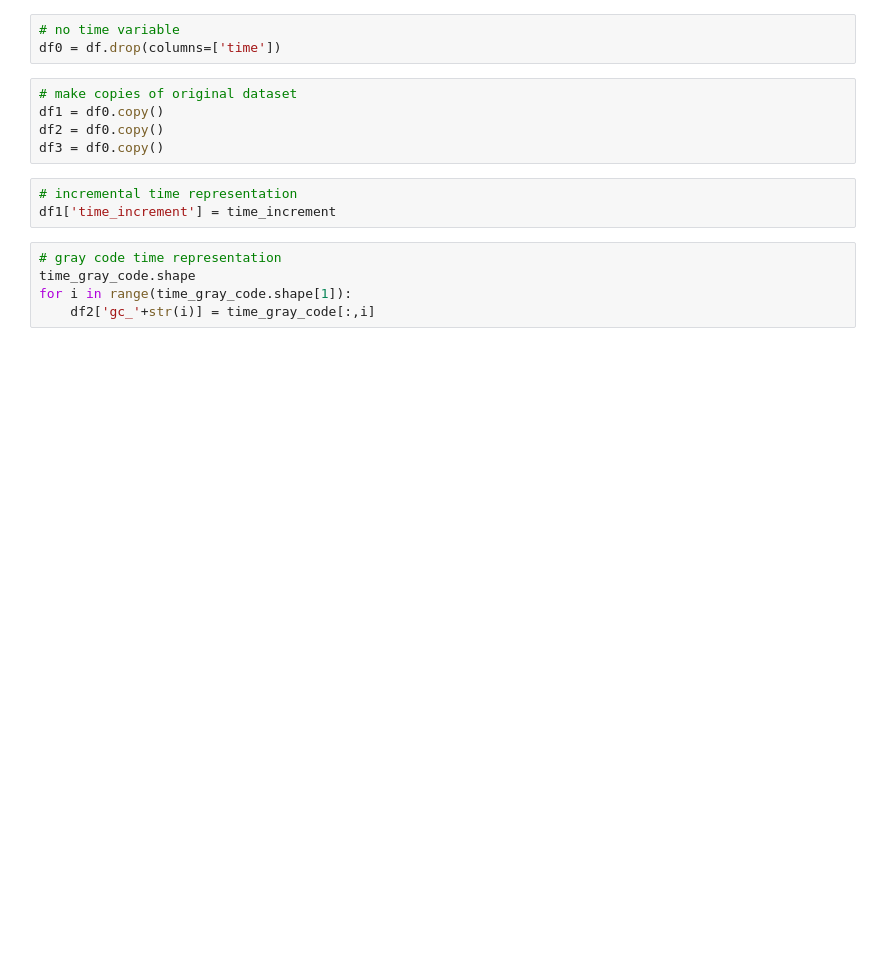
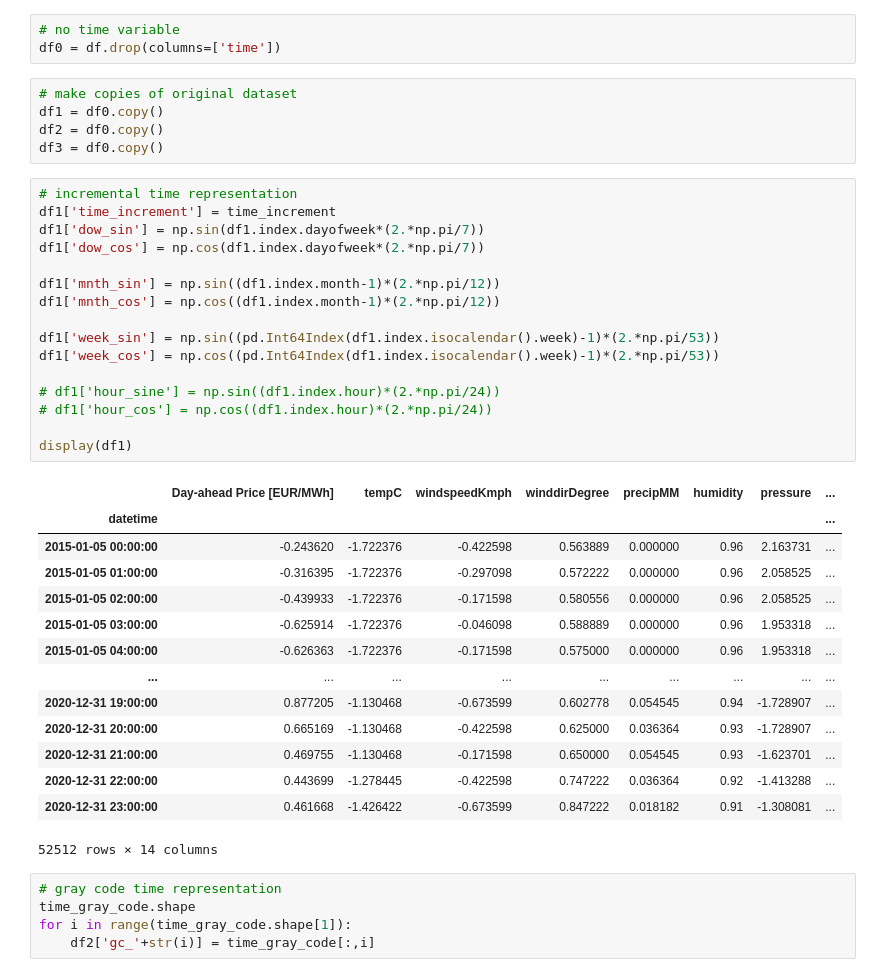
Before and after one commit to ShoCremers/DL_project, a Jupyter notebook: BLSTM_experiment.ipynb, the cells around one changed output. Drawn from its saved outputs; the diff is of its cells as text; blank space fills up the shorter version.

```diff
--- a/BLSTM_experiment.ipynb
+++ b/BLSTM_experiment.ipynb
@@ -81,6 +122,34 @@ df3 = df0.copy()
 # %%
 # incremental time representation
 df1['time_increment'] = time_increment
+df1['dow_sin'] = np.sin(df1.index.dayofweek*(2.*np.pi/7))
+df1['dow_cos'] = np.cos(df1.index.dayofweek*(2.*np.pi/7))
+
+df1['mnth_sin'] = np.sin((df1.index.month-1)*(2.*np.pi/12))
+df1['mnth_cos'] = np.cos((df1.index.month-1)*(2.*np.pi/12))
+
+df1['week_sin'] = np.sin((pd.Int64Index(df1.index.isocalendar().week)-1)*(2.*np.pi/53))
+df1['week_cos'] = np.cos((pd.Int64Index(df1.index.isocalendar().week)-1)*(2.*np.pi/53))
+
+# df1['hour_sine'] = np.sin((df1.index.hour)*(2.*np.pi/24))
+# df1['hour_cos'] = np.cos((df1.index.hour)*(2.*np.pi/24))
+
+display(df1)
+# %% [output]
+|  | Day-ahead Price [EUR/MWh] | tempC | windspeedKmph | winddirDegree | precipMM | humidity | pressure | ... |
+| datetime |  |  |  |  |  |  |  | ... |
+| 2015-01-05 00:00:00 | -0.243620 | -1.722376 | -0.422598 | 0.563889 | 0.000000 | 0.96 | 2.163731 | ... |
+| 2015-01-05 01:00:00 | -0.316395 | -1.722376 | -0.297098 | 0.572222 | 0.000000 | 0.96 | 2.058525 | ... |
+| 2015-01-05 02:00:00 | -0.439933 | -1.722376 | -0.171598 | 0.580556 | 0.000000 | 0.96 | 2.058525 | ... |
+| 2015-01-05 03:00:00 | -0.625914 | -1.722376 | -0.046098 | 0.588889 | 0.000000 | 0.96 | 1.953318 | ... |
+| 2015-01-05 04:00:00 | -0.626363 | -1.722376 | -0.171598 | 0.575000 | 0.000000 | 0.96 | 1.953318 | ... |
+| ... | ... | ... | ... | ... | ... | ... | ... | ... |
+| 2020-12-31 19:00:00 | 0.877205 | -1.130468 | -0.673599 | 0.602778 | 0.054545 | 0.94 | -1.728907 | ... |
+| 2020-12-31 20:00:00 | 0.665169 | -1.130468 | -0.422598 | 0.625000 | 0.036364 | 0.93 | -1.728907 | ... |
+| 2020-12-31 21:00:00 | 0.469755 | -1.130468 | -0.171598 | 0.650000 | 0.054545 | 0.93 | -1.623701 | ... |
+| 2020-12-31 22:00:00 | 0.443699 | -1.278445 | -0.422598 | 0.747222 | 0.036364 | 0.92 | -1.413288 | ... |
+| 2020-12-31 23:00:00 | 0.461668 | -1.426422 | -0.673599 | 0.847222 | 0.018182 | 0.91 | -1.308081 | ... |
+52512 rows × 14 columns
 # %%
 # gray code time representation
 time_gray_code.shape
```
Also changed, not shown: parts of 13 cells of this notebook, 1 other file.
